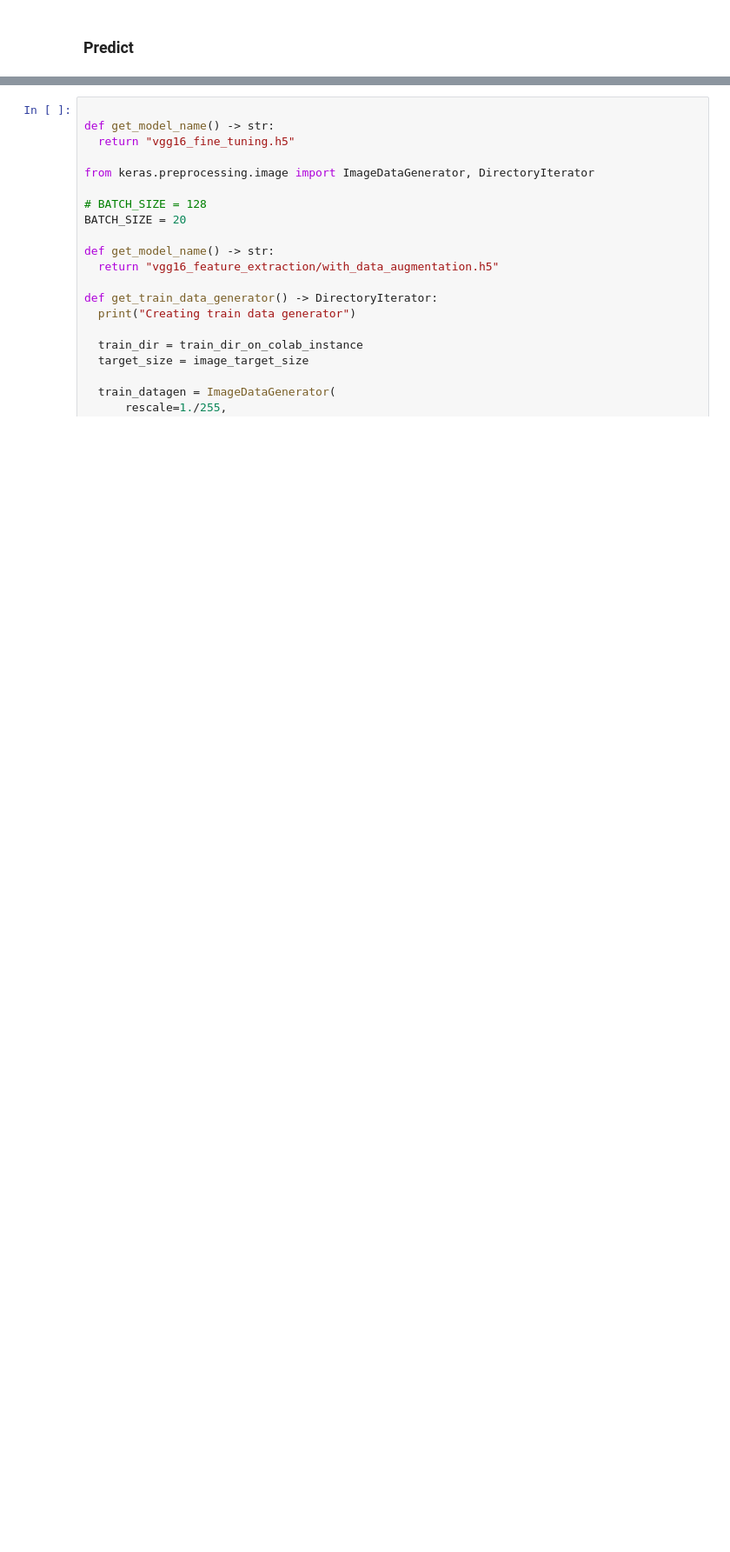
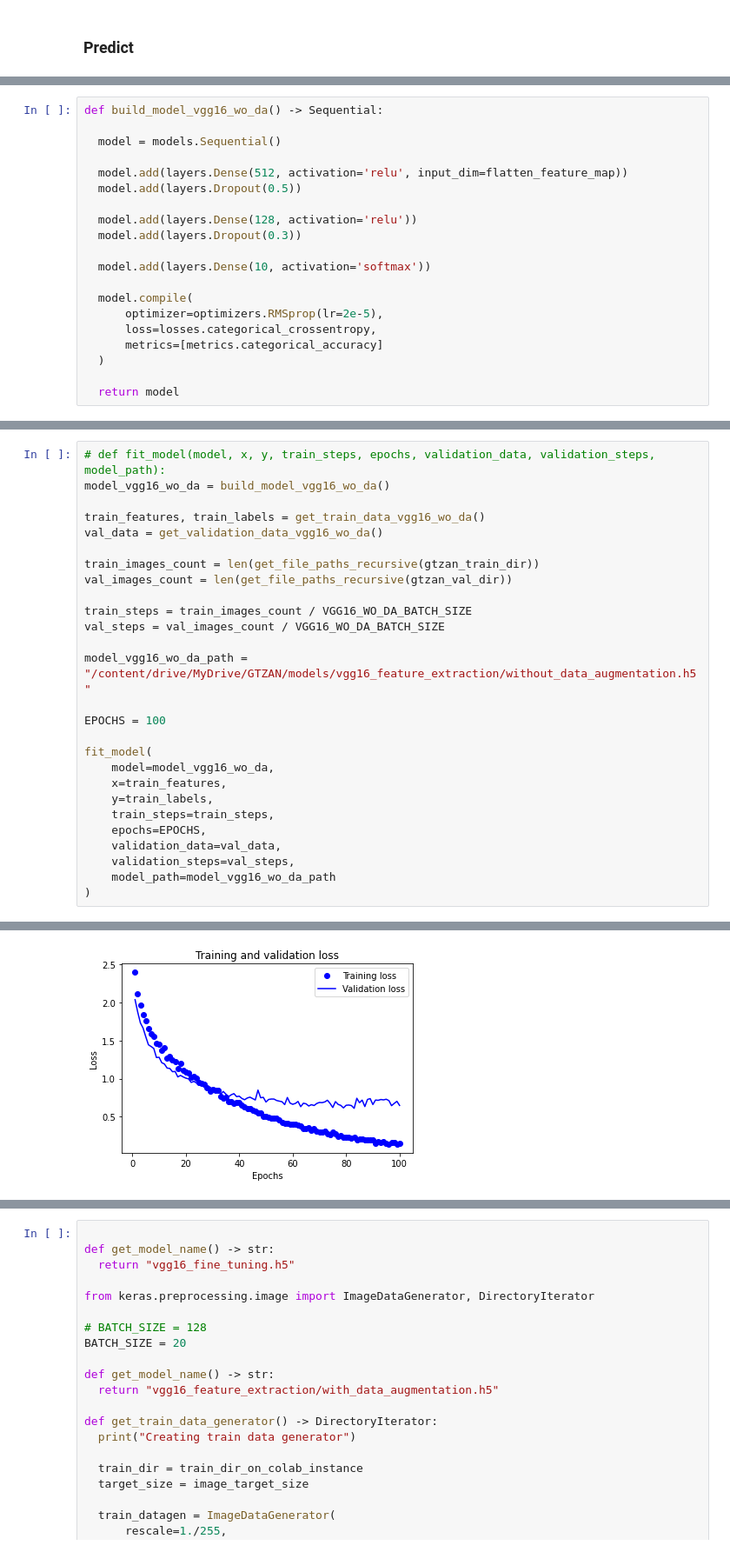
Before and after one commit to michalgorul/classification-of-musical-genres, a Jupyter notebook: GTZAN_MG.ipynb, the cells around one changed output, grey strips where cells are left out. Shown at 87% size. Drawn from its saved outputs; the diff is of its cells as text; blank space fills up the shorter version.

```diff
--- a/GTZAN_MG.ipynb
+++ b/GTZAN_MG.ipynb
@@ -1098,0 +1089,20 @@ def build_model() -> Sequential:
+# %%
+def build_model_vgg16_wo_da() -> Sequential:
+
+  model = models.Sequential()
+
+  model.add(layers.Dense(512, activation='relu', input_dim=flatten_feature_map))
+  model.add(layers.Dropout(0.5))
+
+  model.add(layers.Dense(128, activation='relu'))
+  model.add(layers.Dropout(0.3))
+
+  model.add(layers.Dense(10, activation='softmax'))
+
+  model.compile(
+      optimizer=optimizers.RMSprop(lr=2e-5),
+      loss=losses.categorical_crossentropy,
+      metrics=[metrics.categorical_accuracy]
+  )
+
+  return model
@@ -1098,0 +1111,28 @@ def build_model() -> Sequential:
+# %%
+# def fit_model(model, x, y, train_steps, epochs, validation_data, validation_steps, model_path):
+model_vgg16_wo_da = build_model_vgg16_wo_da()
+
+train_features, train_labels = get_train_data_vgg16_wo_da()
+val_data = get_validation_data_vgg16_wo_da()
+
+train_images_count = len(get_file_paths_recursive(gtzan_train_dir))
+val_images_count = len(get_file_paths_recursive(gtzan_val_dir))
+
+train_steps = train_images_count / VGG16_WO_DA_BATCH_SIZE
+val_steps = val_images_count / VGG16_WO_DA_BATCH_SIZE
+
+model_vgg16_wo_da_path = "/content/drive/MyDrive/GTZAN/models/vgg16_feature_extraction/without_data_augmentation.h5"
+
+EPOCHS = 100
+
+fit_model(
+    model=model_vgg16_wo_da,
+    x=train_features,
+    y=train_labels,
+    train_steps=train_steps,
+    epochs=EPOCHS,
+    validation_data=val_data,
+    validation_steps=val_steps,
+    model_path=model_vgg16_wo_da_path
+)
+# %% [output]
@@ -1098,0 +1156 @@ def build_model() -> Sequential:
+[figure, added]
```
Also changed, not shown: parts of 66 cells of this notebook.
